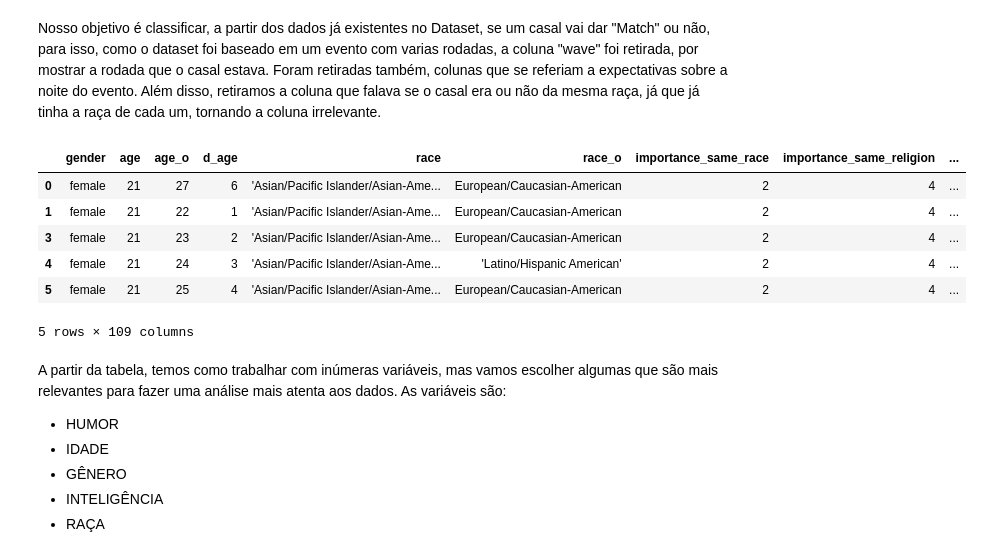
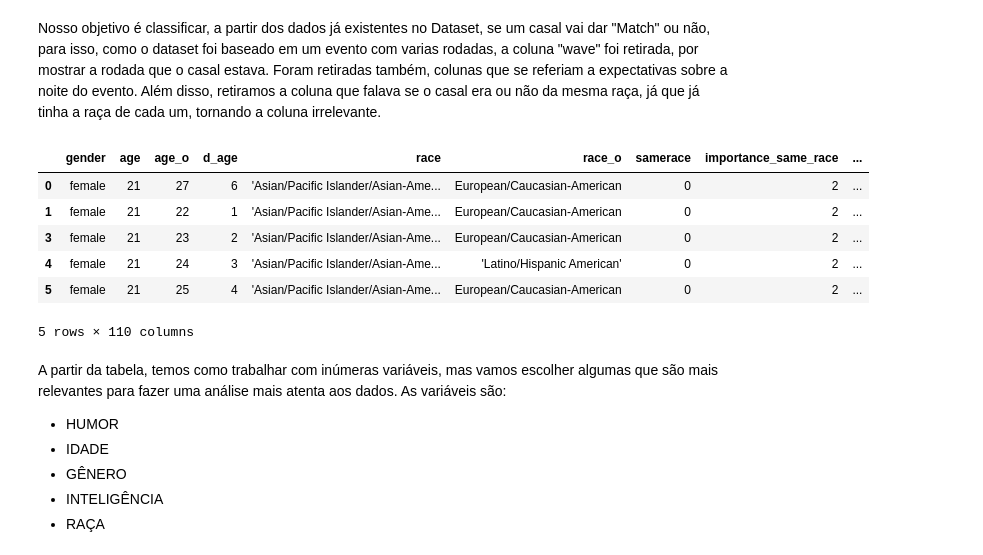
Before and after one commit to beatrizbernardino/P3_datascience, a Jupyter notebook: Projeto 3 .ipynb, the cells around one changed output. Saved outputs shown, nothing was run; the diff lists cells and outputs as text; code cells hidden in the pictures.

```diff
--- a/Projeto 3 .ipynb
+++ b/Projeto 3 .ipynb
@@ -85,21 +85,21 @@ data_suja_completa.head()
 # %%
 data_suja_limpo=data_suja_completa[data_suja_completa!= "?" ]
 data_suja_limpo.dropna(inplace=True)
 data_suja_limpo.columns
 data=data_suja_limpo.drop(['d_expected_num_matches','d_expected_num_interested_in_me',
                            'd_expected_happy_with_sd_people',"expected_num_matches",
                            "expected_num_interested_in_me", "guess_prob_liked","decision",
-                           "decision_o","expected_happy_with_sd_people", "samerace","wave",
+                           "decision_o","expected_happy_with_sd_people", "wave",
                            'has_null','d_d_age', 'd_guess_prob_liked'], axis=1)
 data.head()
 # %% [output]
-|  | gender | age | age_o | d_age | race | race_o | importance_same_race | importance_same_religion | ... |
-| 0 | female | 21 | 27 | 6 | 'Asian/Pacific Islander/Asian-Ame... | European/Caucasian-American | 2 | 4 | ... |
-| 1 | female | 21 | 22 | 1 | 'Asian/Pacific Islander/Asian-Ame... | European/Caucasian-American | 2 | 4 | ... |
-| 3 | female | 21 | 23 | 2 | 'Asian/Pacific Islander/Asian-Ame... | European/Caucasian-American | 2 | 4 | ... |
-| 4 | female | 21 | 24 | 3 | 'Asian/Pacific Islander/Asian-Ame... | 'Latino/Hispanic American' | 2 | 4 | ... |
-| 5 | female | 21 | 25 | 4 | 'Asian/Pacific Islander/Asian-Ame... | European/Caucasian-American | 2 | 4 | ... |
+|  | gender | age | age_o | d_age | race | race_o | samerace | importance_same_race | ... |
+| 0 | female | 21 | 27 | 6 | 'Asian/Pacific Islander/Asian-Ame... | European/Caucasian-American | 0 | 2 | ... |
+| 1 | female | 21 | 22 | 1 | 'Asian/Pacific Islander/Asian-Ame... | European/Caucasian-American | 0 | 2 | ... |
+| 3 | female | 21 | 23 | 2 | 'Asian/Pacific Islander/Asian-Ame... | European/Caucasian-American | 0 | 2 | ... |
+| 4 | female | 21 | 24 | 3 | 'Asian/Pacific Islander/Asian-Ame... | 'Latino/Hispanic American' | 0 | 2 | ... |
+| 5 | female | 21 | 25 | 4 | 'Asian/Pacific Islander/Asian-Ame... | European/Caucasian-American | 0 | 2 | ... |
-5 rows × 109 columns
+5 rows × 110 columns
 # %% [markdown]
 A partir da tabela, temos como trabalhar com inúmeras variáveis, mas vamos escolher algumas que são mais relevantes para fazer uma análise mais atenta aos dados. As variáveis são:
 * HUMOR
```
Also changed, not shown: parts of 15 cells of this notebook.
